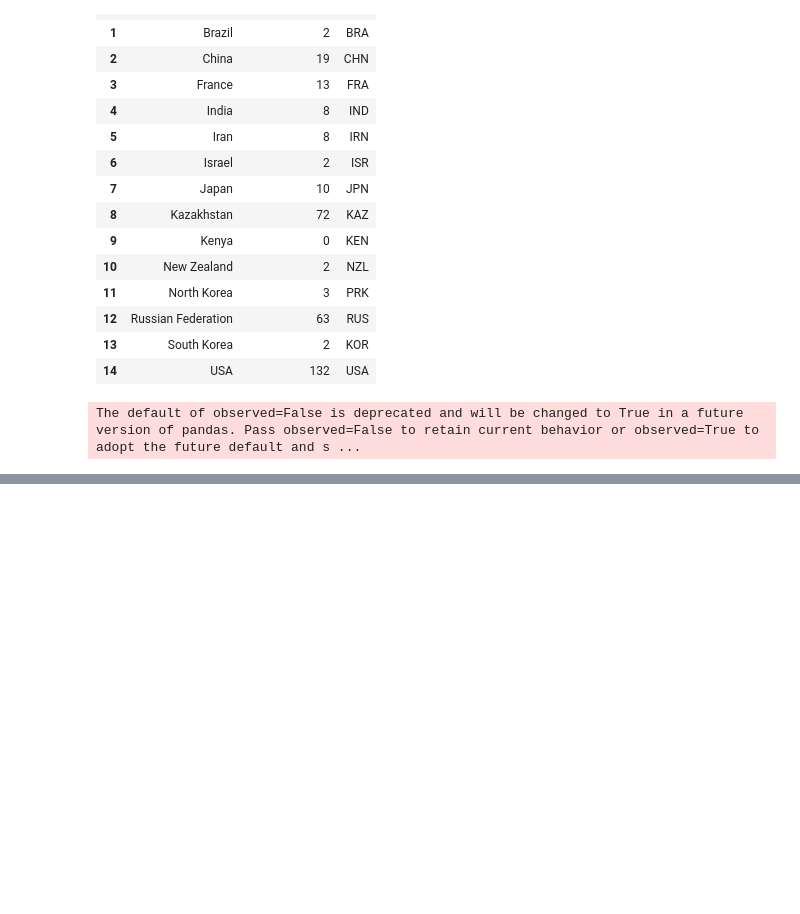
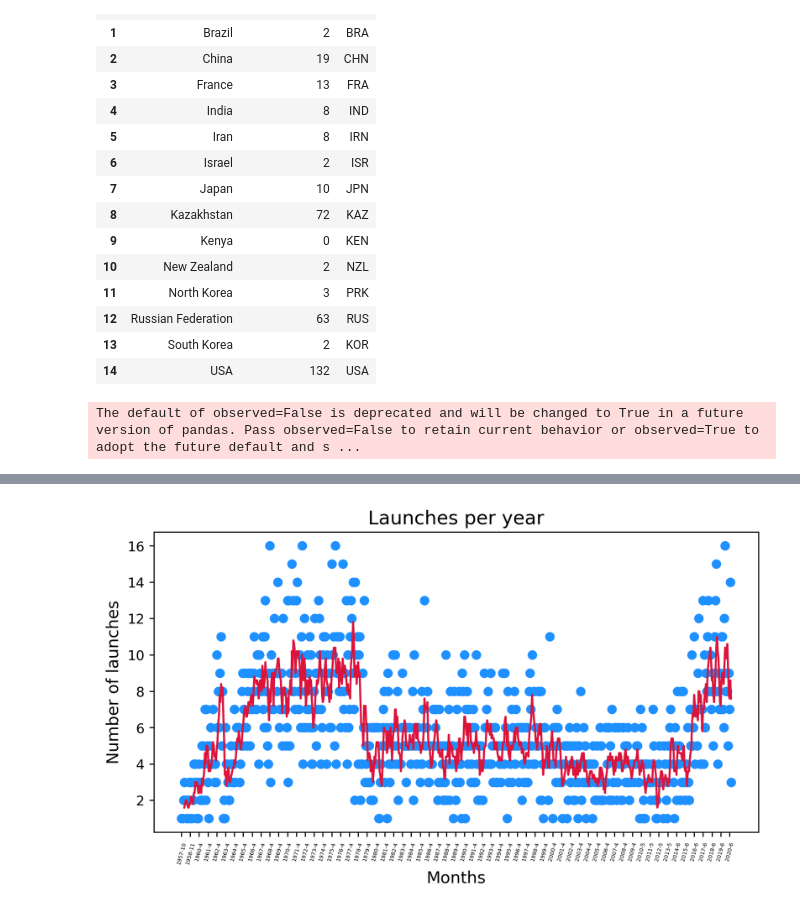
Before and after one commit to shubhenduanupamdutta/Portfolio_18_Analyse_Space_Race, a Jupyter notebook: Space_Race.ipynb, the cells around one changed output, grey strips where cells are left out. Cells and saved outputs as stored; diff of their text form; code cells hidden in the pictures; blank space fills up the shorter version.

```diff
--- a/Space_Race.ipynb
+++ b/Space_Race.ipynb
@@ -433,0 +614,9 @@ The default of observed=False is deprecated and will be changed to True in a fut
+# %%
+launches_month = (
+        df_data.groupby(['Year', "Month"], observed=False, as_index=False)
+        .agg({'Mission_Status': pd.Series.count})
+        .sort_values(by=['Year', 'Month'], ascending=True)
+        .reset_index(drop=True)
+)
+launches_month["year_month"] = launches_month["Year"].astype(str) + "-" + launches_month["Month"].astype(str)
+launches_month
@@ -433,0 +637,13 @@ The default of observed=False is deprecated and will be changed to True in a fut
+# %%
+plt.figure(figsize=(8, 4), dpi=256)
+
+launches_month["rolling_average"] = launches_month["Mission_Status"].rolling(5).mean()
+plt.scatter(launches_month.year_month, launches_month["Mission_Status"], label="Launches Per Month", c="dodgerblue")
+plt.plot(launches_month.year_month[4:], launches_month.rolling_average[4:], color="crimson", label="Rolling average (5 months) by month")
+plt.xlabel("Months", fontsize=12)
+plt.xticks(launches_month.year_month[::12], rotation=75, fontsize=4)
+plt.ylabel("Number of launches", fontsize=12)
+plt.title("Launches per year", fontsize=14)
+plt.show()
+# %% [output]
+[figure, added]
```
Also changed, not shown: parts of 31 cells of this notebook.
